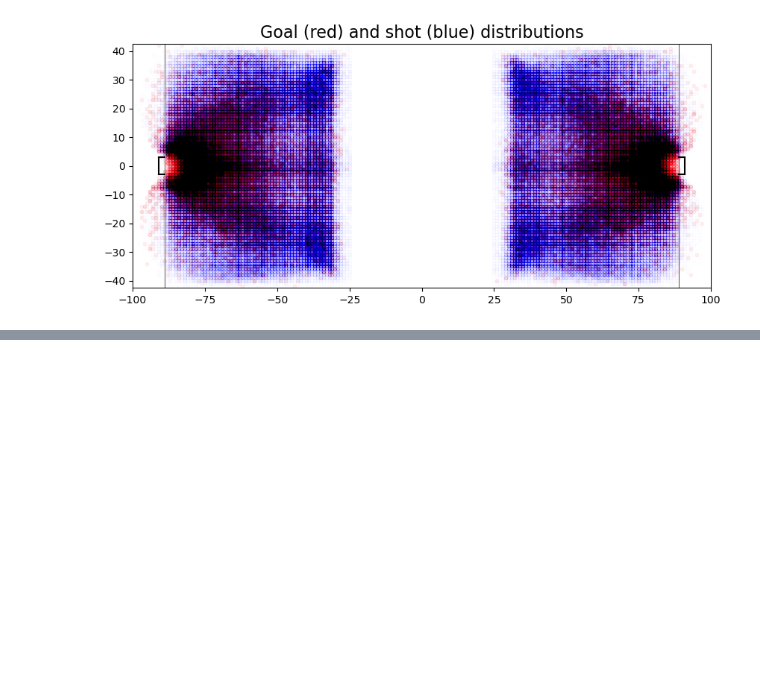
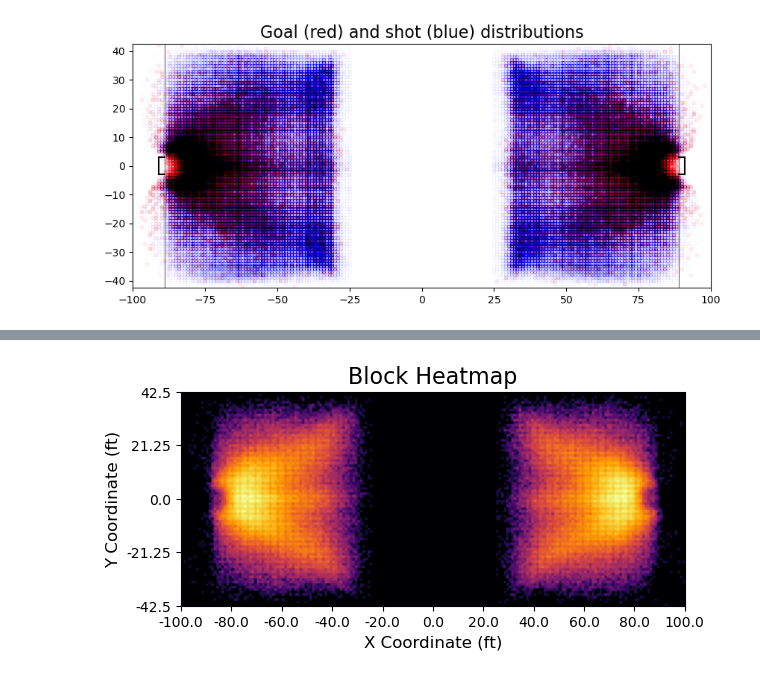
Before and after one commit to marshineer/Hockey-Analytics, a Jupyter notebook: analyses/shots_eda.ipynb, the cells around one changed output, grey strips where cells are left out. Drawn from its saved outputs; the diff is of its cells as text; code cells hidden in the pictures; blank space fills up the shorter version.

```diff
--- a/analyses/shots_eda.ipynb
+++ b/analyses/shots_eda.ipynb
@@ -214,0 +219,15 @@ ax.set_yticklabels(y_ticks_lbls);
+# %%
+# Plot heatmap of blocks
+fig, ax = plt.subplots(1, 1, figsize=(6.5, 3))
+# ax.imshow(block_map - np.mean(block_map), cmap='bwr')
+ax.imshow(np.log(block_map), cmap='inferno', aspect='equal', origin='lower')
+# ax.imshow(block_map, cmap='inferno', aspect='equal', origin='lower')
+ax.set_xlabel('X Coordinate (ft)', fontsize=12)
+ax.set_ylabel('Y Coordinate (ft)', fontsize=12)
+ax.set_title('Block Heatmap', fontsize=16)
+ax.set_xticks(x_ticks)
+ax.set_xticklabels(x_ticks_lbls)
+ax.set_yticks(y_ticks)
+ax.set_yticklabels(y_ticks_lbls);
+# %% [output]
+[figure, added]
```
Also changed, not shown: parts of 11 cells of this notebook.
